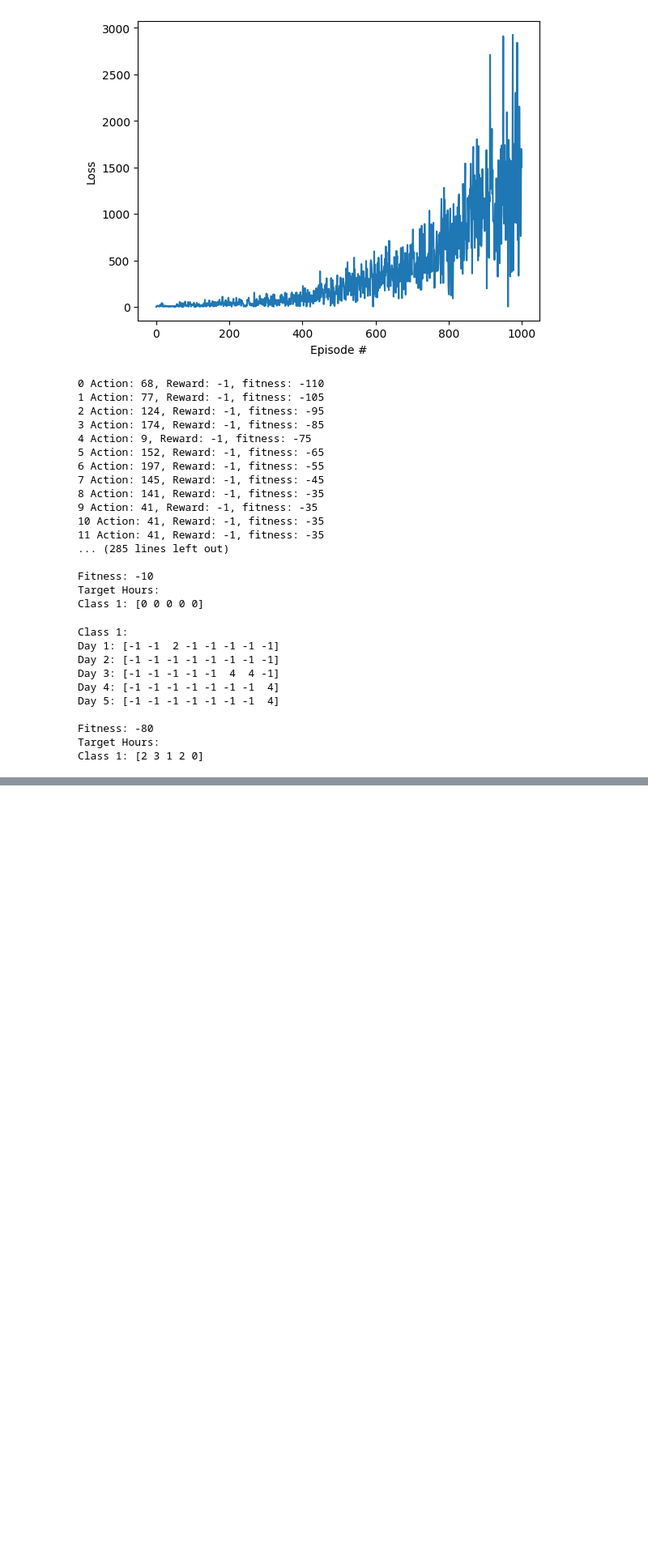
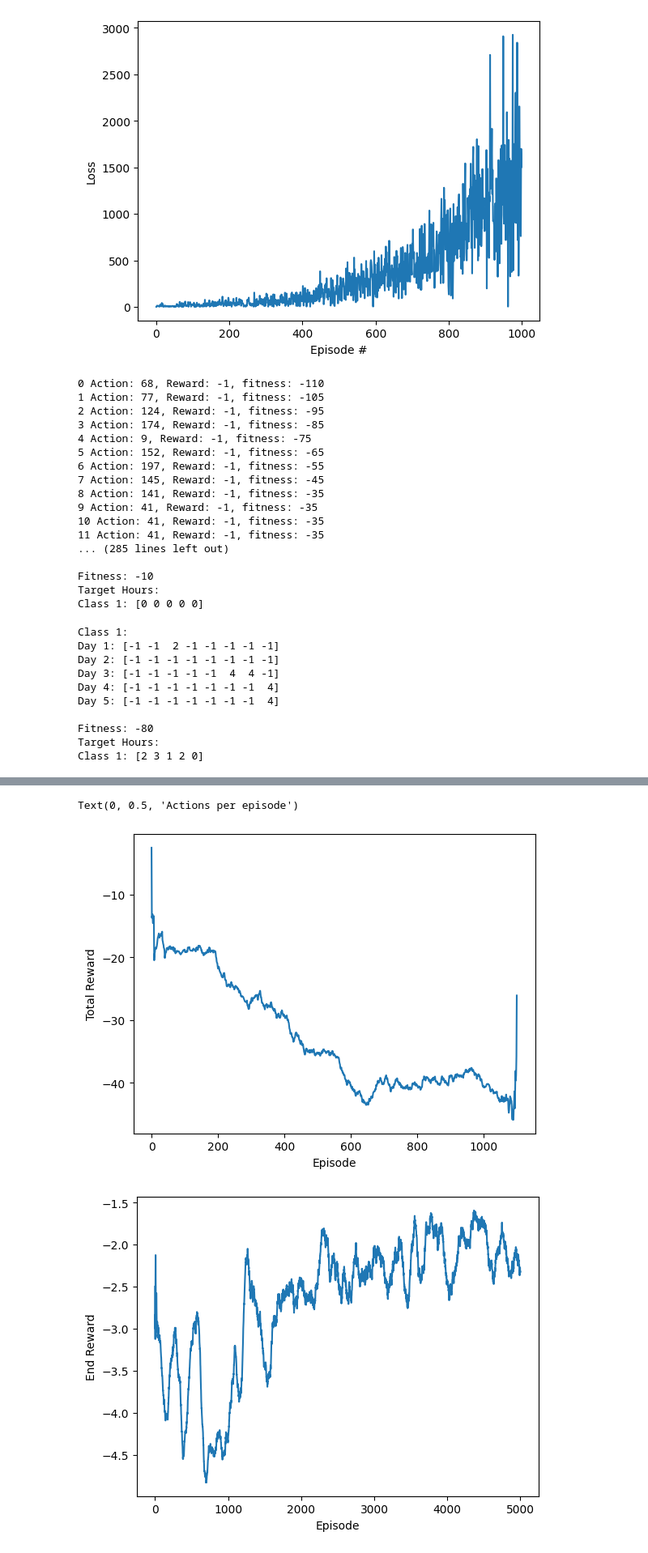
Before and after one commit to cerionXLII/RLMagic, a Jupyter notebook: src/gymnastics.ipynb, the cells around one changed output, grey strips where cells are left out. Shown at 81% size. Drawn from its saved outputs; the diff is of its cells as text; code cells hidden in the pictures; blank space fills up the shorter version.

```diff
--- a/src/gymnastics.ipynb
+++ b/src/gymnastics.ipynb
@@ -697,21 +738,27 @@ eps_decay = 0.995
 
 scores = []
 losses = []
+grads = []
 scores_window = deque(maxlen=100)
 eps = eps_start
 for i_episode in range(1, n_episodes + 1):
-    state, info = env.reset()
+    state, info = env.reset(seed=42) #Same seed gives same "level"
     score = 0
     eps = eps*eps_decay
     eps = max(eps_end, eps)
     done = False
     t = 0
     episode_loss = 0
+    episode_grads = 0.0
     while not done:
         action = agent.act(state, eps)
         next_state, reward, done, truncated, info = env.step(action)
 
-        single_loss = agent.step(state, action, reward, next_state, done)
+        single_loss, avg_grad = agent.step(state, action, reward, next_state, done)
+        #Get the average magnitude of the parameters
+        if avg_grad is not None:
+            episode_grads += avg_grad
+
         if single_loss is not None:
             episode_loss += single_loss
         state = next_state
@@ -723,10 +770,15 @@ for i_episode in range(1, n_episodes + 1):
 
     scores_window.append(score)
     scores.append(score)
-    losses.append(episode_loss)
+    losses.append(episode_loss/t)
+    grads.append(episode_grads/t)
     #eps = max(eps_end, eps_decay * eps)
 
-    print(f"Episode {i_episode}\tAverage Score: {np.mean(scores_window):.2f}\tnum_steps: {t}\teps: {eps:.2f}\tlr: {agent.scheduler.get_last_lr()[0]:.6f} \tLoss: {episode_loss:.2f}")
+    param_norm = 0.0
+    for param in agent.qnetwork_local.parameters():
+        param_norm += param.norm(2).item()
+
+    print(f"Episode {i_episode}\tAverage Score: {np.mean(scores_window):.2f}\tnum_steps: {t}\teps: {eps:.2f}\tlr: {agent.scheduler.get_last_lr()[0]:.6f} \tLoss: {episode_loss:.2f}, Param norm: {param_norm:.2f}, Avg grads: {episode_grads:.2f}")
 
     if np.mean(scores_window) >= 500*0.9:
         print(f'\nEnvironment solved in {i_episode-100:d} episodes!\tAverage Score: {np.mean(scores_window):.2f}')
@@ -814,0 +1014,26 @@ Class 1: [2 3 1 2 0]
+# %%
+# Plot the rewards
+total_rewards_rolling = [np.mean(scores[max(0, i-100):i+1]) for i in range(len(total_rewards))]
+plt.plot(total_rewards_rolling)
+#Plot the 100 episode rolling average
+np.mean.rolling_average = [np.mean(total_rewards[max(0, i-100):i+1]) for i in range(len(total_rewards))]
+plt.xlabel('Episode')
+plt.ylabel('Total Reward')
+
+# plot the end rewards
+end_rewards_rolling = [np.mean(end_rewards[max(0, i-100):i+1]) for i in range(len(end_rewards))]
+plt.figure()
+plt.plot(end_rewards_rolling)
+plt.xlabel('Episode')
+plt.ylabel('End Reward')
+
+# plot the end rewards
+num_actions_per_episode_rolling = [np.mean(num_actions_per_episode[max(0, i-100):i+1]) for i in range(len(num_actions_per_episode))]
+plt.figure()
+plt.plot(num_actions_per_episode_rolling)
+plt.xlabel('Episode')
+plt.ylabel('Actions per episode')
+# %% [output]
+Text(0, 0.5, 'Actions per episode')
+[figure, added]
+[figure, added]
```
Also changed, not shown: parts of 13 cells of this notebook, 1 other file.
